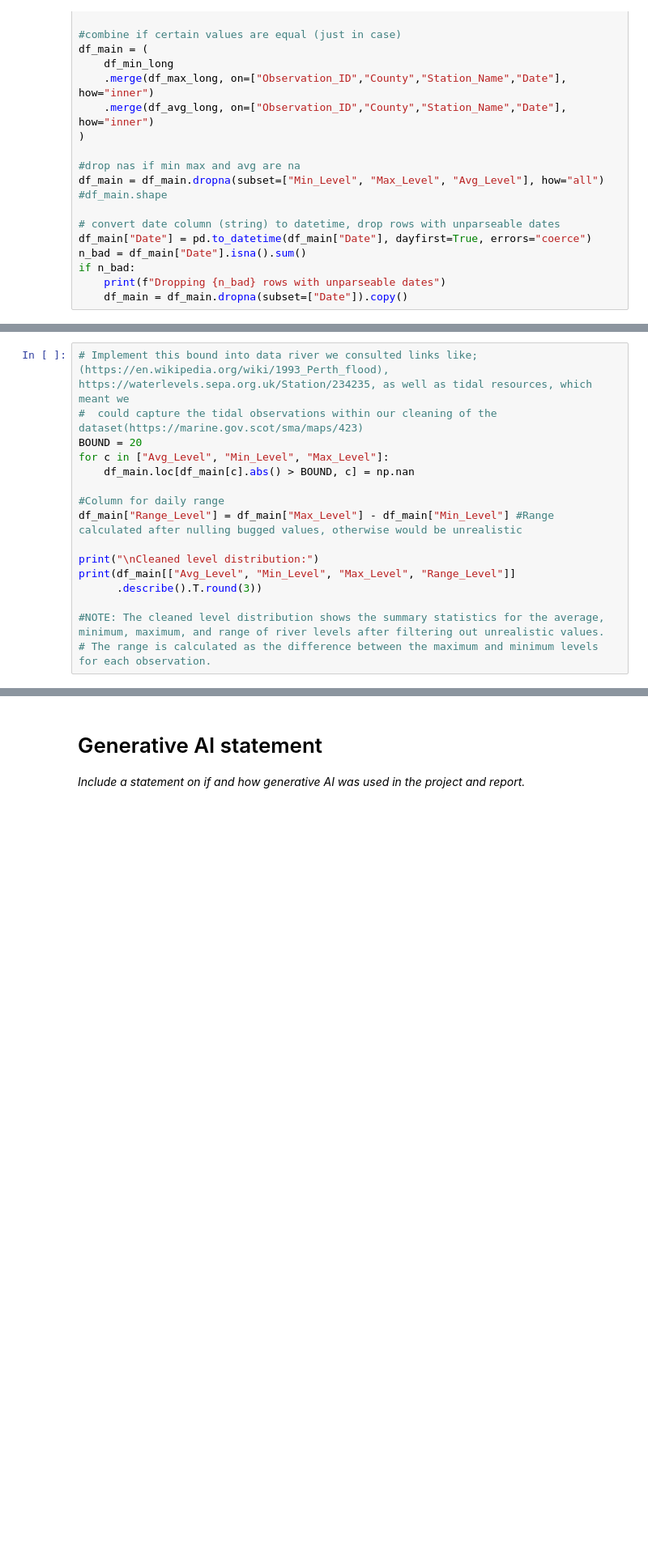
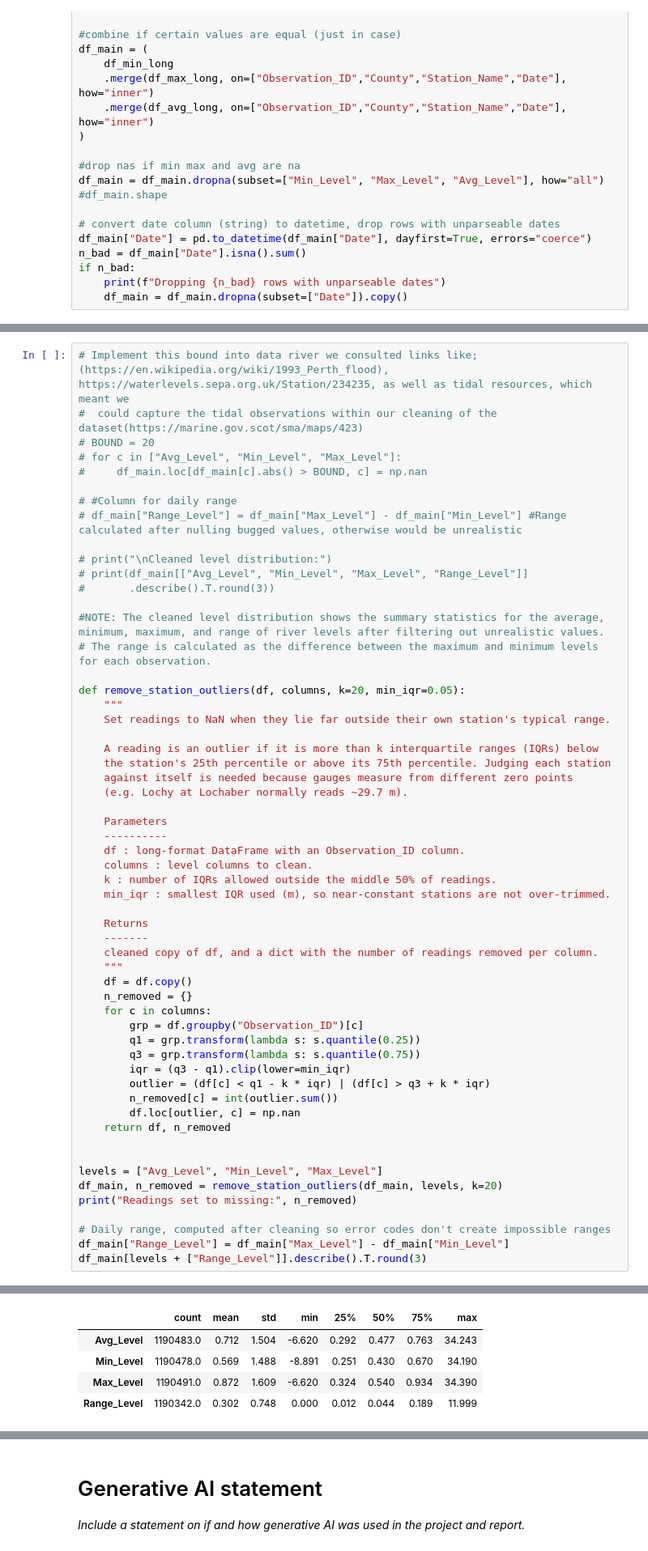
Before and after one commit to Finnmc3/ML-Project, a Jupyter notebook: Data and notebook/project.ipynb, the cells around one changed output, grey strips where cells are left out. Shown at 81% size. Drawn from its saved outputs; the diff is of its cells as text; blank space fills up the shorter version.

```diff
--- a/Data and notebook/project.ipynb
+++ b/Data and notebook/project.ipynb
@@ -224,17 +271,58 @@ plt.show()
 # %%
 # Implement this bound into data river we consulted links like; (https://en.wikipedia.org/wiki/1993_Perth_flood), https://waterlevels.sepa.org.uk/Station/234235, as well as tidal resources, which meant we
 #  could capture the tidal observations within our cleaning of the dataset(https://marine.gov.scot/sma/maps/423)
-BOUND = 20
-for c in ["Avg_Level", "Min_Level", "Max_Level"]:
-    df_main.loc[df_main[c].abs() > BOUND, c] = np.nan
+# BOUND = 20
+# for c in ["Avg_Level", "Min_Level", "Max_Level"]:
+#     df_main.loc[df_main[c].abs() > BOUND, c] = np.nan
 
-#Column for daily range
-df_main["Range_Level"] = df_main["Max_Level"] - df_main["Min_Level"] #Range calculated after nulling bugged values, otherwise would be unrealistic
+# #Column for daily range
+# df_main["Range_Level"] = df_main["Max_Level"] - df_main["Min_Level"] #Range calculated after nulling bugged values, otherwise would be unrealistic
 
-print("\nCleaned level distribution:")
-print(df_main[["Avg_Level", "Min_Level", "Max_Level", "Range_Level"]]
-      .describe().T.round(3))
+# print("\nCleaned level distribution:")
+# print(df_main[["Avg_Level", "Min_Level", "Max_Level", "Range_Level"]]
+#       .describe().T.round(3))
 
 #NOTE: The cleaned level distribution shows the summary statistics for the average, minimum, maximum, and range of river levels after filtering out unrealistic values.
 # The range is calculated as the difference between the maximum and minimum levels for each observation.
+
+def remove_station_outliers(df, columns, k=20, min_iqr=0.05):
+    """
+    Set readings to NaN when they lie far outside their own station's typical range.
+
+    A reading is an outlier if it is more than k interquartile ranges (IQRs) below
+    the station's 25th percentile or above its 75th percentile. Judging each station
+    against itself is needed because gauges measure from different zero points
+    (e.g. Lochy at Lochaber normally reads ~29.7 m).
+
+    Parameters
+    ----------
+    df : long-format DataFrame with an Observation_ID column.
+    columns : level columns to clean.
+    k : number of IQRs allowed outside the middle 50% of readings.
+    min_iqr : smallest IQR used (m), so near-constant stations are not over-trimmed.
+
+    Returns
+    -------
+    cleaned copy of df, and a dict with the number of readings removed per column.
+    """
+    df = df.copy()
+    n_removed = {}
+    for c in columns:
+        grp = df.groupby("Observation_ID")[c]
+        q1 = grp.transform(lambda s: s.quantile(0.25))
+        q3 = grp.transform(lambda s: s.quantile(0.75))
+        iqr = (q3 - q1).clip(lower=min_iqr)
+        outlier = (df[c] < q1 - k * iqr) | (df[c] > q3 + k * iqr)
+        n_removed[c] = int(outlier.sum())
+        df.loc[outlier, c] = np.nan
+    return df, n_removed
+
+
+levels = ["Avg_Level", "Min_Level", "Max_Level"]
+df_main, n_removed = remove_station_outliers(df_main, levels, k=20)
+print("Readings set to missing:", n_removed)
+
+# Daily range, computed after cleaning so error codes don't create impossible ranges
+df_main["Range_Level"] = df_main["Max_Level"] - df_main["Min_Level"]
+df_main[levels + ["Range_Level"]].describe().T.round(3)
 # %% [output]
@@ -246,0 +330,5 @@ Range_Level  1188110.0  0.304  0.760   0.000  0.012  0.043  0.190  38.406
+|  | count | mean | std | min | 25% | 50% | 75% | max |
+| Avg_Level | 1190483.0 | 0.712 | 1.504 | -6.620 | 0.292 | 0.477 | 0.763 | 34.243 |
+| Min_Level | 1190478.0 | 0.569 | 1.488 | -8.891 | 0.251 | 0.430 | 0.670 | 34.190 |
+| Max_Level | 1190491.0 | 0.872 | 1.609 | -6.620 | 0.324 | 0.540 | 0.934 | 34.390 |
+| Range_Level | 1190342.0 | 0.302 | 0.748 | 0.000 | 0.012 | 0.044 | 0.189 | 11.999 |
```
Also changed, not shown: parts of 15 cells of this notebook.
